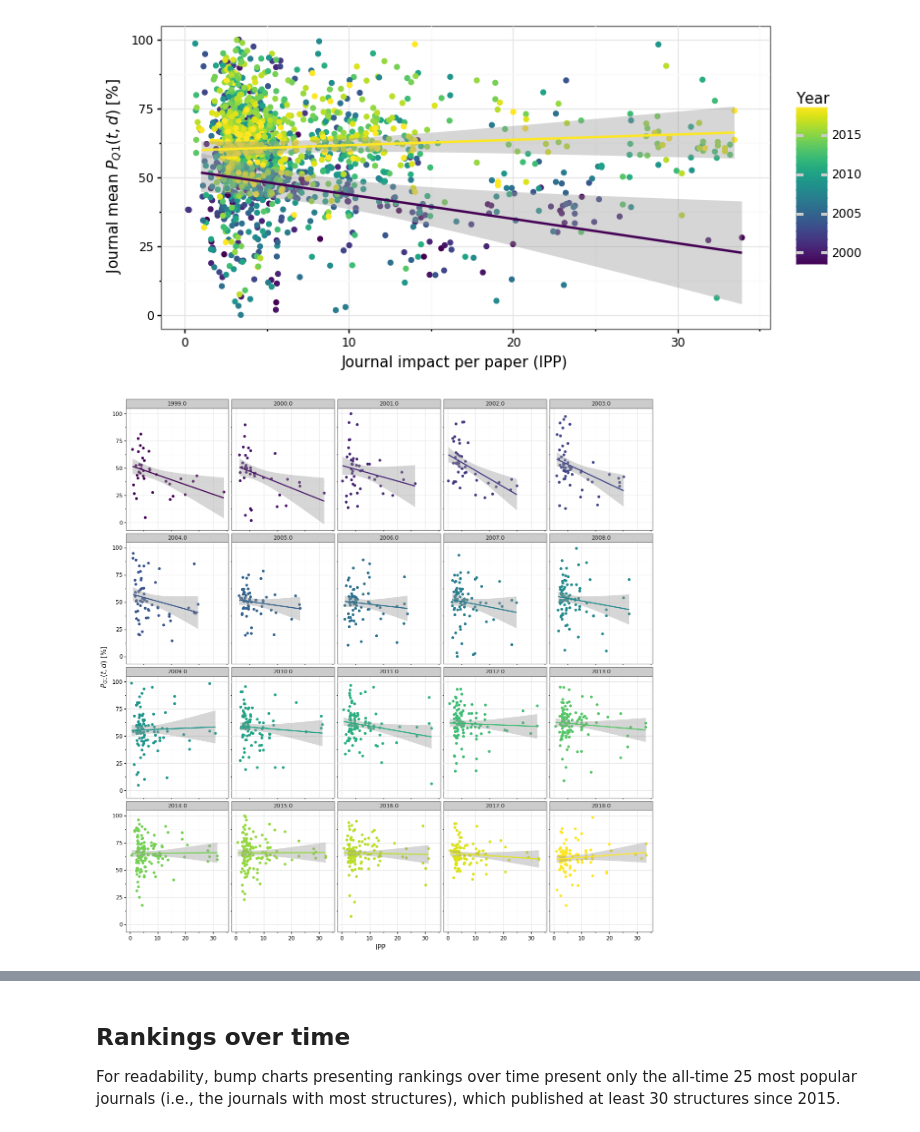
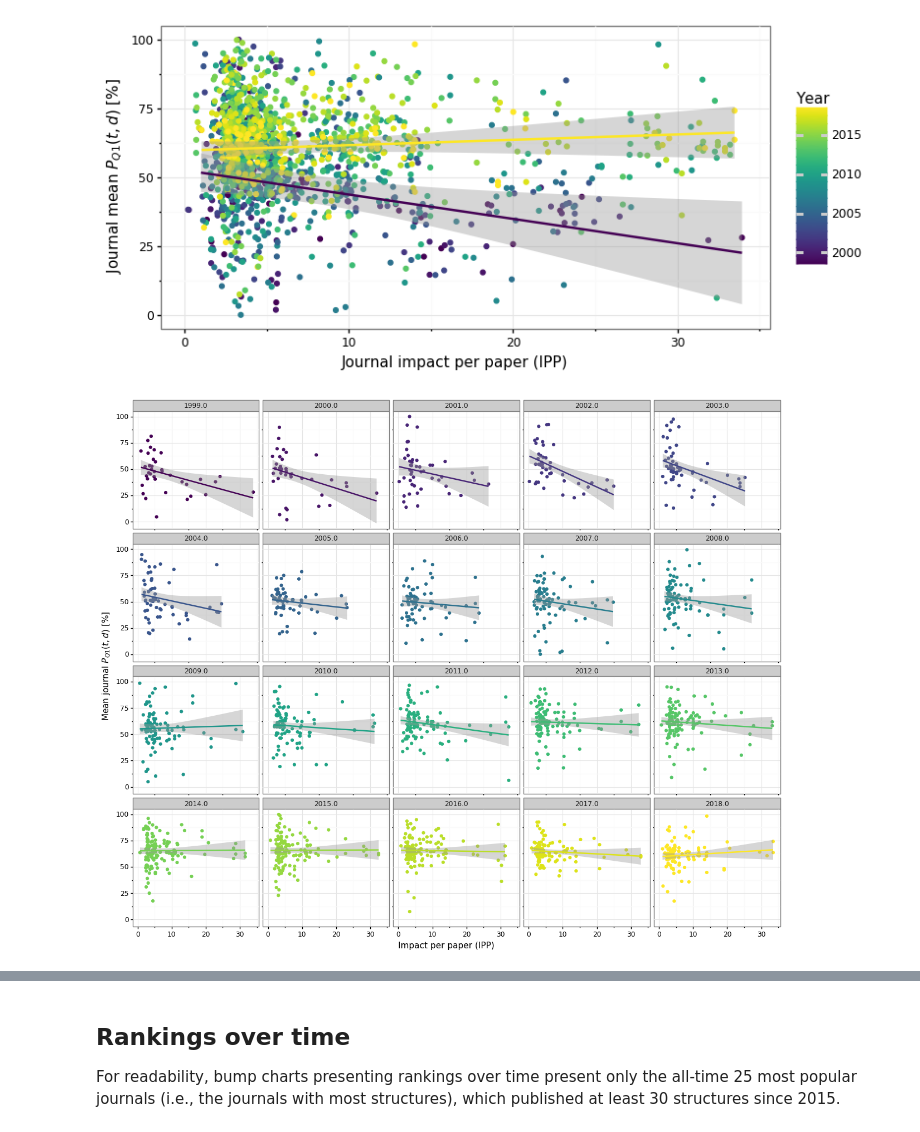
Before and after one commit to dabrze/pdb_structure_quality, a Jupyter notebook: PDB analysis.ipynb, the cells around one changed output, grey strips where cells are left out. Cells and saved outputs as stored; diff of their text form; code cells hidden in the pictures.

```diff
--- a/PDB analysis.ipynb
+++ b/PDB analysis.ipynb
@@ -1103,20 +1103,21 @@ with warnings.catch_warnings():
 # %%
 with warnings.catch_warnings():
     warnings.simplefilter("ignore")
     p = (ggplot(ranking_for_year, aes(x="IPP", y="Q1(td) percentile", color="Year")) +
      geom_point() +
      facet_wrap('~Year', ncol=5) +
      geom_smooth(method="lm") +
      theme_bw() +
-     ylab("$P_{Q1}(t,d)$ [%]") +
-     theme(legend_position = "none", figure_size=(15, 15),
+     xlab("Impact per paper (IPP)") +
+     ylab("Mean journal $P_{Q1}(t,d)$ [%]") +
+     theme(legend_position = "none", figure_size=(15, 12),
           axis_text_x=element_text(colour="black"), axis_text_y=element_text(colour="black"))
     )
     p.save("results/images/journal_impact_vs_quality_years.svg")
     p.save("results/images/journal_impact_vs_quality_years.pdf")
     p.draw();
 # %% [output]
-[figure, old version]
+[figure, new version]
 # %%
 from scipy.stats import pearsonr, spearmanr
 plot_years = []
```
Also changed, not shown: parts of 4 cells of this notebook, 14 other files.
